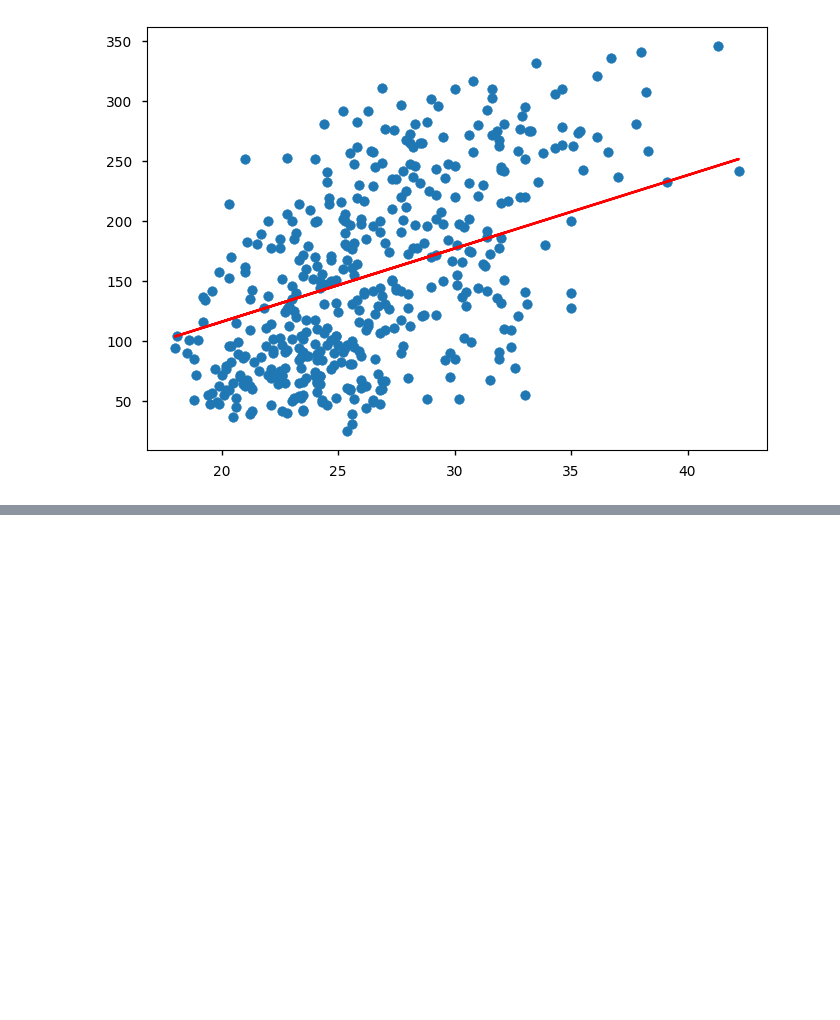
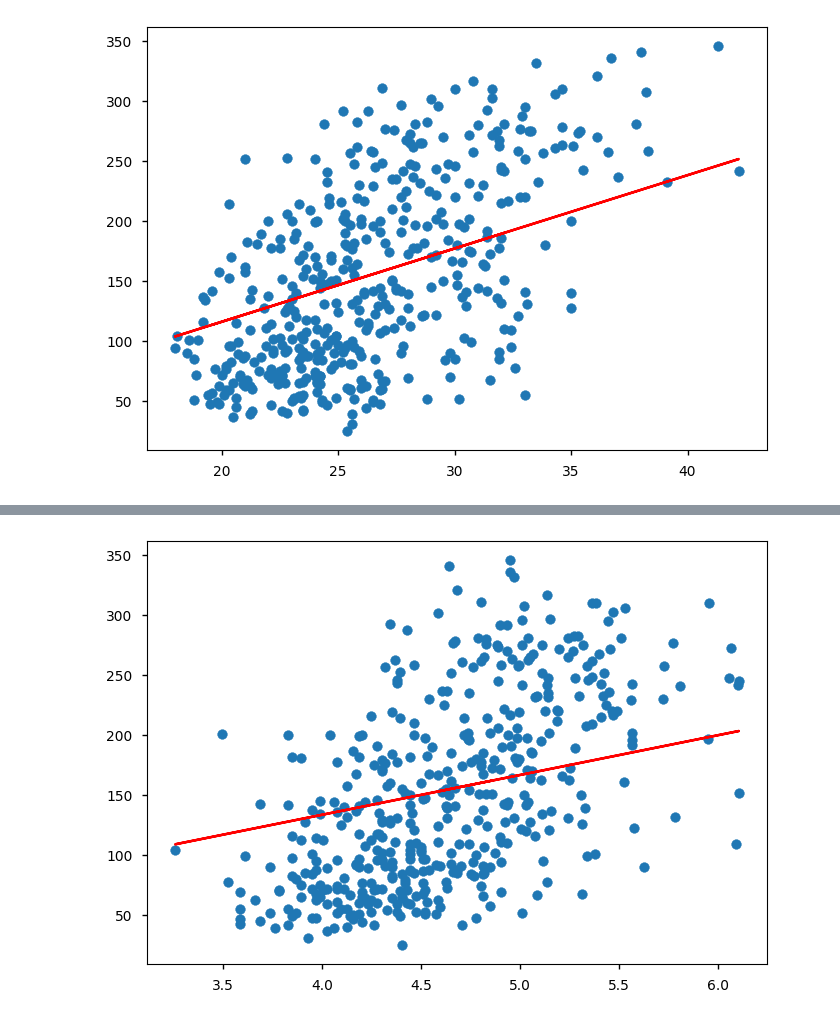
Before and after one commit to punitarani/MAT-494, a Jupyter notebook: 2.4 Maximum Likelihood Estimation.ipynb, the cells around one changed output, grey strips where cells are left out. Cells and saved outputs as stored; diff of their text form; code cells hidden in the pictures; blank space fills up the shorter version.

```diff
--- a/2.4 Maximum Likelihood Estimation.ipynb
+++ b/2.4 Maximum Likelihood Estimation.ipynb
@@ -171,0 +208,12 @@ plt.show()
+# %%
+s5_m, s5_b = gd_lr(dbdf["s5"], db_target, 10000, 0.0001)
+s5_t_est = s5_m * dbdf["s5"] + s5_b
+# %%
+s5_fig = plt.subplots()
+
+plt.scatter(dbdf["s5"], db_target.values)
+plt.plot(dbdf["s5"], s5_t_est, color="r")
+
+plt.show()
+# %% [output]
+[figure, added]
```
Also changed, not shown: parts of 6 cells of this notebook.
